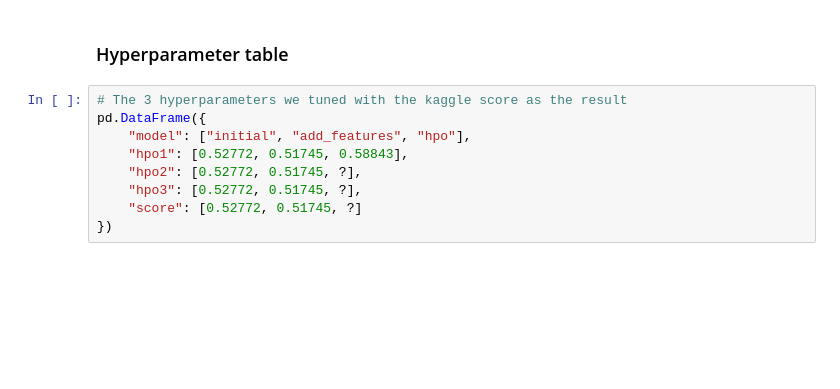
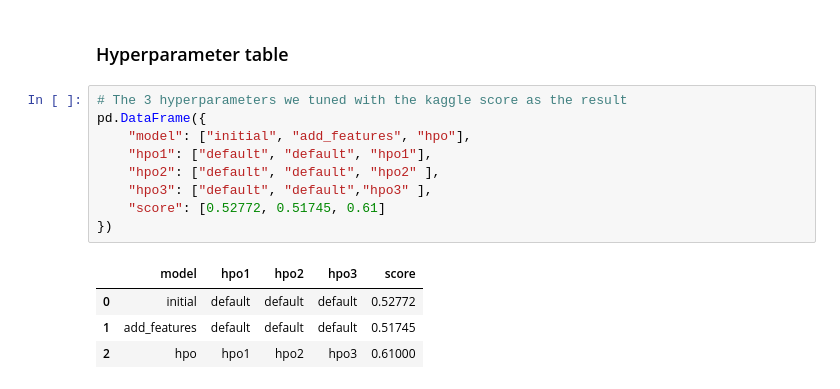
Before and after one commit to jatinbajaj777/BikeSharing, a Jupyter notebook: project/project-template.ipynb, the cells around one changed output. Drawn from its saved outputs; the diff is of its cells as text; blank space fills up the shorter version.

```diff
--- a/project/project-template.ipynb
+++ b/project/project-template.ipynb
@@ -641,9 +644,14 @@ fig.savefig('model_test_score.png')
 # %%
 # The 3 hyperparameters we tuned with the kaggle score as the result
 pd.DataFrame({
     "model": ["initial", "add_features", "hpo"],
-    "hpo1": [0.52772, 0.51745, 0.58843],
-    "hpo2": [0.52772, 0.51745, ?],
-    "hpo3": [0.52772, 0.51745, ?],
-    "score": [0.52772, 0.51745, ?]
+    "hpo1": ["default", "default", "hpo1"],
+    "hpo2": ["default", "default", "hpo2" ],
+    "hpo3": ["default", "default","hpo3" ],
+    "score": [0.52772, 0.51745, 0.61]
 })
+# %% [output]
+|  | model | hpo1 | hpo2 | hpo3 | score |
+| 0 | initial | default | default | default | 0.52772 |
+| 1 | add_features | default | default | default | 0.51745 |
+| 2 | hpo | hpo1 | hpo2 | hpo3 | 0.61000 |
```
Also changed, not shown: parts of 7 cells of this notebook, 1 other file.
